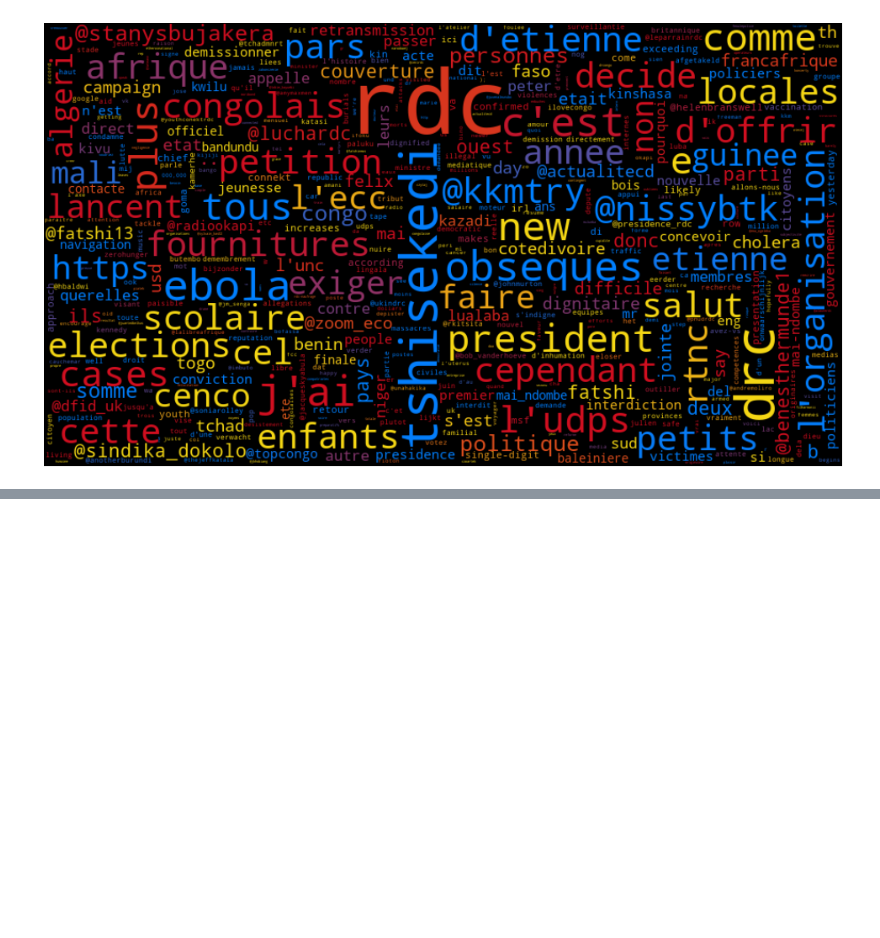
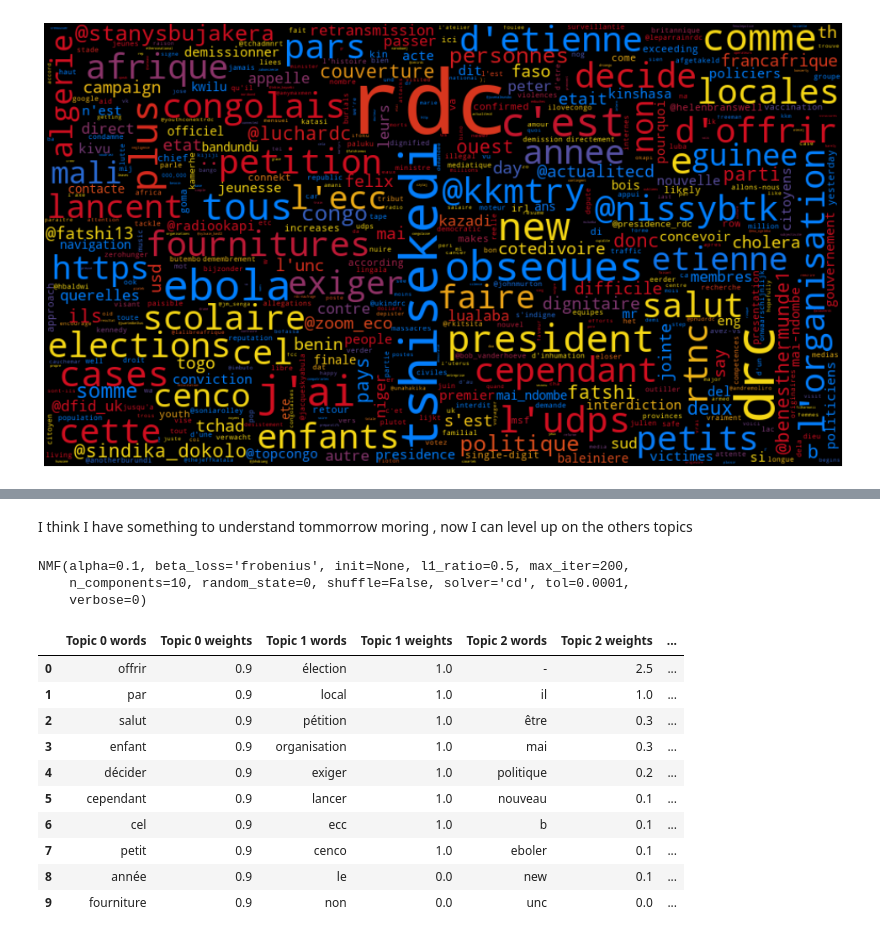
Before and after one commit to espoirMur/balobi_nini, a Jupyter notebook: notebooks/tweets-entities-analysis.ipynb, the cells around one changed output, grey strips where cells are left out. Drawn from its saved outputs; the diff is of its cells as text; code cells hidden in the pictures; blank space fills up the shorter version.

```diff
--- a/notebooks/tweets-entities-analysis.ipynb
+++ b/notebooks/tweets-entities-analysis.ipynb
@@ -395,0 +538,26 @@ plot_word_cloud(word_cloud)
+# %% [markdown]
+I think I have something to understand tommorrow moring ,
+now I can level up on the others topics
+# %%
+topic_model_nmf = NMF(n_components=10, random_state=0, alpha=.1, l1_ratio=.5)
+# %%
+topic_model_nmf.fit(transfromed_tweets)
+# %% [output]
+NMF(alpha=0.1, beta_loss='frobenius', init=None, l1_ratio=0.5, max_iter=200,
+    n_components=10, random_state=0, shuffle=False, solver='cd', tol=0.0001,
+    verbose=0)
+# %%
+no_top_words = 10
+display_topics(topic_model_nmf, tf_feature_names, no_top_words)
+# %% [output]
+|  | Topic 0 words | Topic 0 weights | Topic 1 words | Topic 1 weights | Topic 2 words | Topic 2 weights | ... |
+| 0 | offrir | 0.9 | élection | 1.0 | - | 2.5 | ... |
+| 1 | par | 0.9 | local | 1.0 | il | 1.0 | ... |
+| 2 | salut | 0.9 | pétition | 1.0 | être | 0.3 | ... |
+| 3 | enfant | 0.9 | organisation | 1.0 | mai | 0.3 | ... |
+| 4 | décider | 0.9 | exiger | 1.0 | politique | 0.2 | ... |
+| 5 | cependant | 0.9 | lancer | 1.0 | nouveau | 0.1 | ... |
+| 6 | cel | 0.9 | ecc | 1.0 | b | 0.1 | ... |
+| 7 | petit | 0.9 | cenco | 1.0 | eboler | 0.1 | ... |
+| 8 | année | 0.9 | le | 0.0 | new | 0.1 | ... |
+| 9 | fourniture | 0.9 | non | 0.0 | unc | 0.0 | ... |
```
Also changed, not shown: parts of 35 cells of this notebook, 1 other file.
